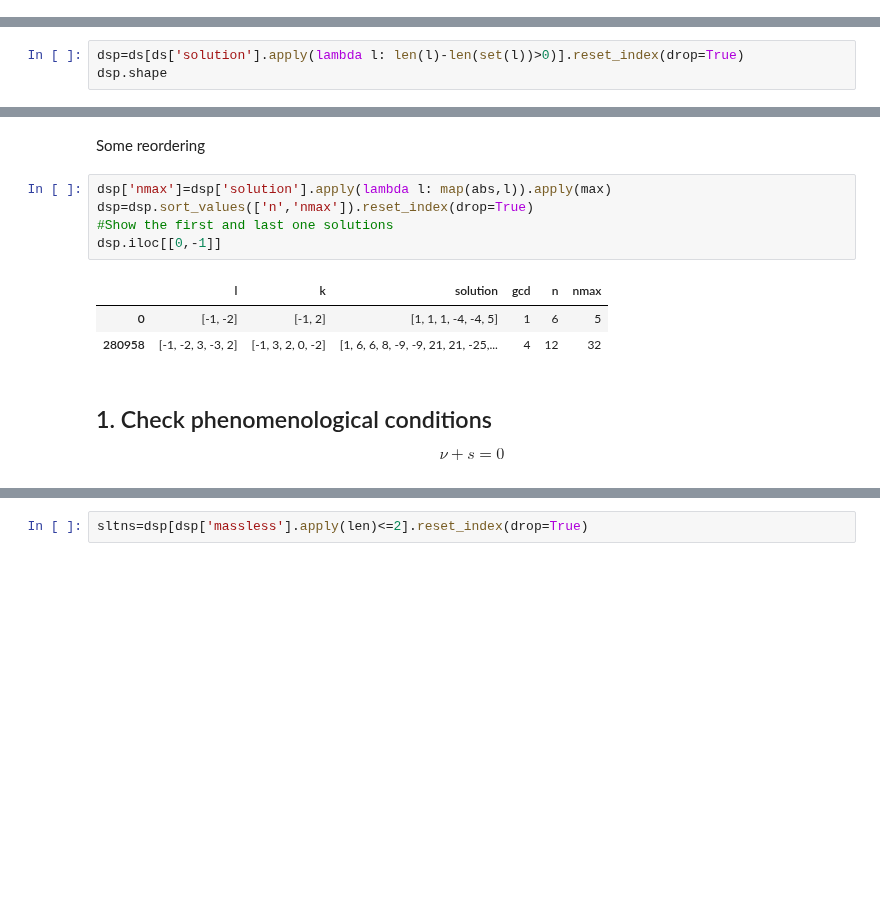
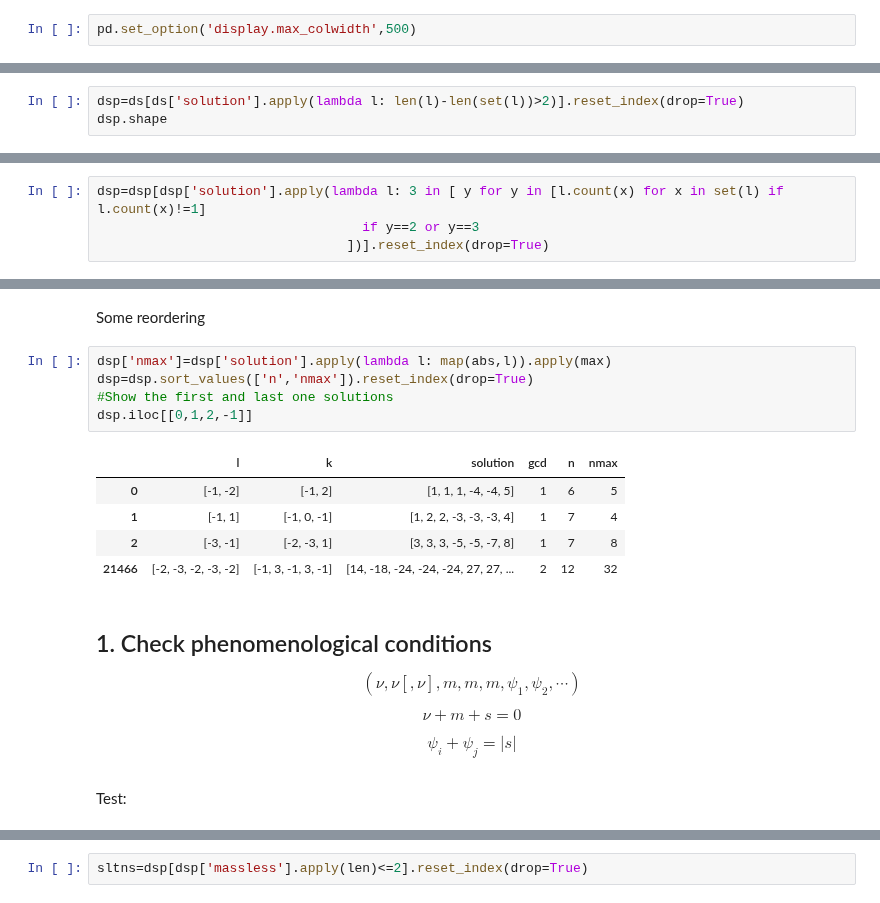
Before and after one commit to LBJ-Wade/anomaly, a Jupyter notebook: Type_II_Dark_Dirac_Seesaw.ipynb, the cells around one changed output, grey strips where cells are left out. Saved outputs shown, nothing was run; the diff lists cells and outputs as text; blank space fills up the shorter version.

```diff
--- a/Type_II_Dark_Dirac_Seesaw.ipynb
+++ b/Type_II_Dark_Dirac_Seesaw.ipynb
@@ -4,6 +5,8 @@
 import pandas as pd
 import numpy as np
 import itertools
+# %%
+pd.set_option('display.max_colwidth',500)
 # %% [markdown]
 ### Load full solutions
 # %%
@@ -16,4 +39,4 @@ Number of solutions with repeated charges: $(\nu,\nu,\cdots)$
 # %%
-dsp=ds[ds['solution'].apply(lambda l: len(l)-len(set(l))>0)].reset_index(drop=True)
+dsp=ds[ds['solution'].apply(lambda l: len(l)-len(set(l))>2)].reset_index(drop=True)
 dsp.shape
 # %% [output]
@@ -20,0 +44,4 @@ dsp.shape
+# %%
+dsp=dsp[dsp['solution'].apply(lambda l: 3 in [ y for y in [l.count(x) for x in set(l) if l.count(x)!=1]
+                                  if y==2 or y==3
+                                ])].reset_index(drop=True)
@@ -23,12 +65,21 @@ Some reordering
 # %%
 dsp['nmax']=dsp['solution'].apply(lambda l: map(abs,l)).apply(max)
 dsp=dsp.sort_values(['n','nmax']).reset_index(drop=True)
 #Show the first and last one solutions
-dsp.iloc[[0,-1]]
+dsp.iloc[[0,1,2,-1]]
 # %% [output]
 |  | l | k | solution | gcd | n | nmax |
 | 0 | [-1, -2] | [-1, 2] | [1, 1, 1, -4, -4, 5] | 1 | 6 | 5 |
-| 280958 | [-1, -2, 3, -3, 2] | [-1, 3, 2, 0, -2] | [1, 6, 6, 8, -9, -9, 21, 21, -25,... | 4 | 12 | 32 |
+| 1 | [-1, 1] | [-1, 0, -1] | [1, 2, 2, -3, -3, -3, 4] | 1 | 7 | 4 |
+| 2 | [-3, -1] | [-2, -3, 1] | [3, 3, 3, -5, -5, -7, 8] | 1 | 7 | 8 |
+| 21466 | [-2, -3, -2, -3, -2] | [-1, 3, -1, 3, -1] | [14, -18, -24, -24, -24, 27, 27, ... | 2 | 12 | 32 |
 # %% [markdown]
 ## 1. Check phenomenological conditions
-$$ \nu+s=0$$
+$$(\nu,\nu[,\nu],m,m,m,\psi_1,\psi_2,\cdots)$$
+
+
+$$ \nu+m+s=0$$
+
+$$ \psi_i+\psi_j=|s|$$
+# %% [markdown]
+Test:
```
Also changed, not shown: parts of 34 cells of this notebook, 3 other files.
